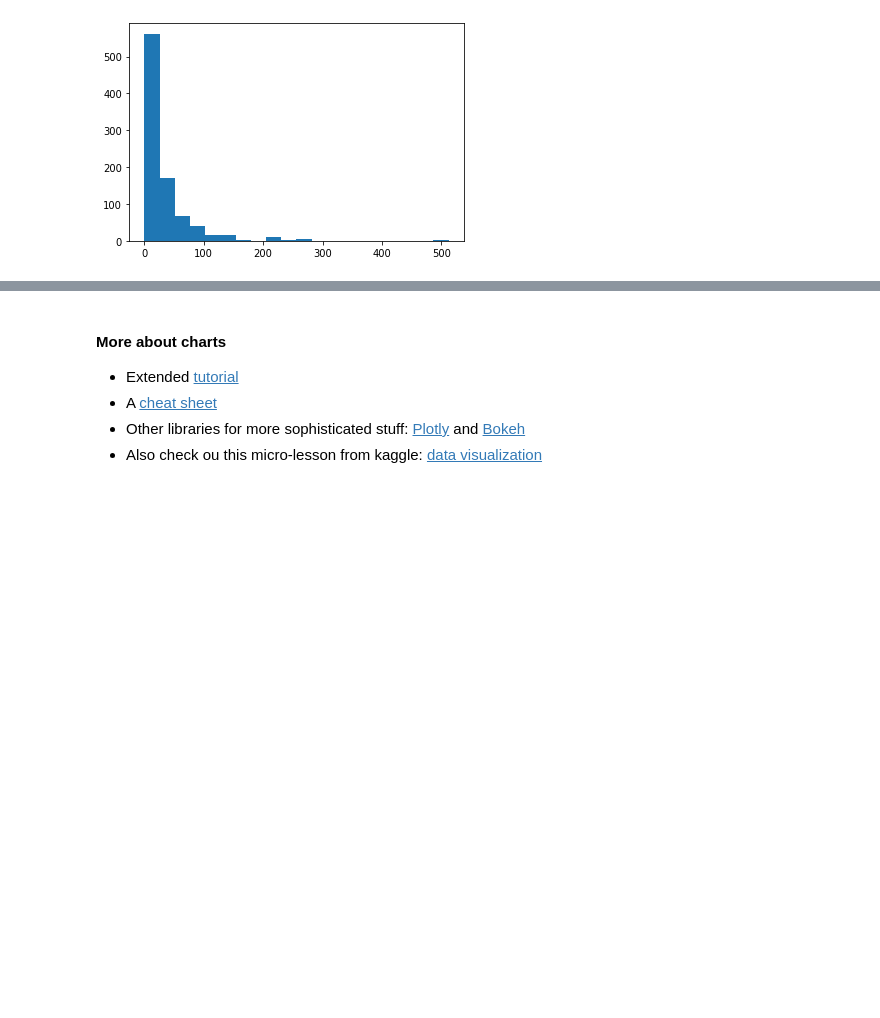
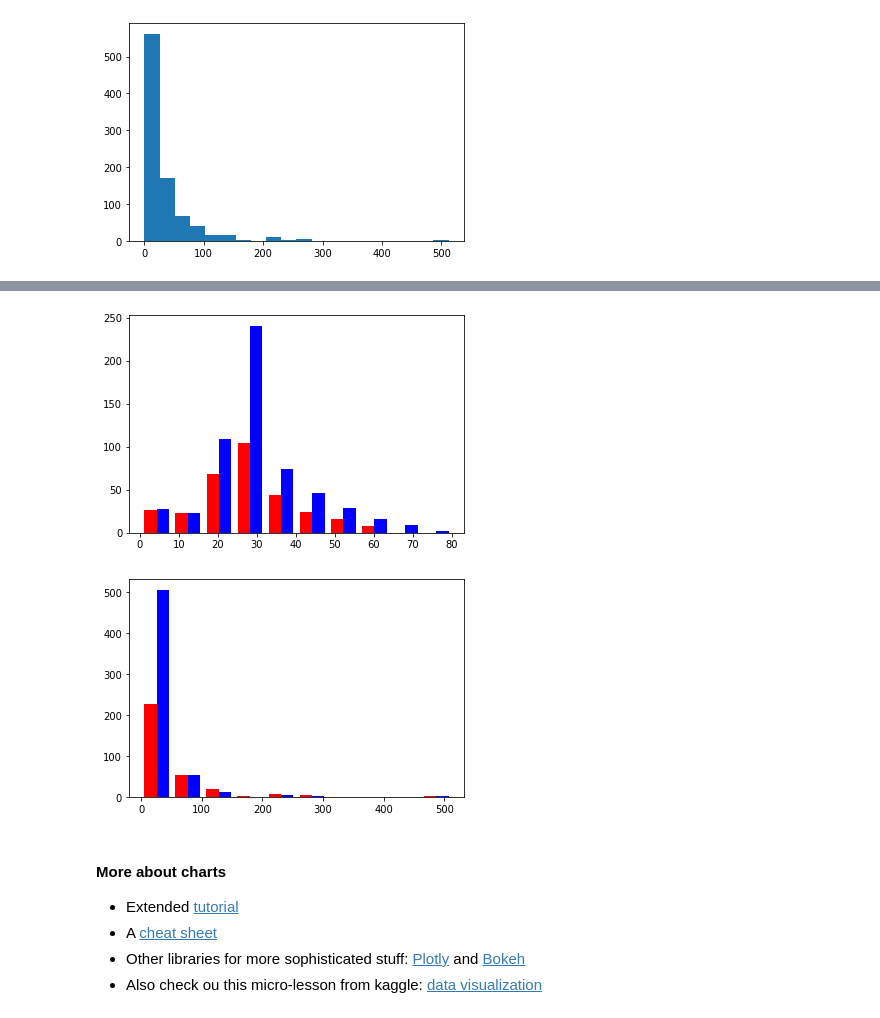
Before and after one commit to colinPinney/labs_ml_basics, a Jupyter notebook: pandas_primer_lab.ipynb, the cells around one changed output, grey strips where cells are left out. Saved outputs shown, nothing was run; the diff lists cells and outputs as text; code cells hidden in the pictures; blank space fills up the shorter version.

```diff
--- a/pandas_primer_lab.ipynb
+++ b/pandas_primer_lab.ipynb
@@ -443,3 +456,17 @@ plt.hist('Age',weights = 'Fare', data=data, stacked=True)
+# %%
+# Can you do that? add separate colors for men and women
+female = data[data['Sex'] == 'female']
+male = data[data['Sex'] == 'male']
+plt.hist([female.Age,male.Age],color = ['r','b'])
+plt.show()
+plt.hist([female.Fare,male.Fare],color = ['r','b'])
+plt.show()
+
+plt.hist2d([female.Fare,male.Fare][] data=data, bins=20)
+plt.show()
+# %% [output]
+[figure, added]
+[figure, added]
 # %% [markdown]
 #### More about charts
 * Extended [tutorial](https://matplotlib.org/2.0.2/users/pyplot_tutorial.html)
```
Also changed, not shown: parts of 10 cells of this notebook.
